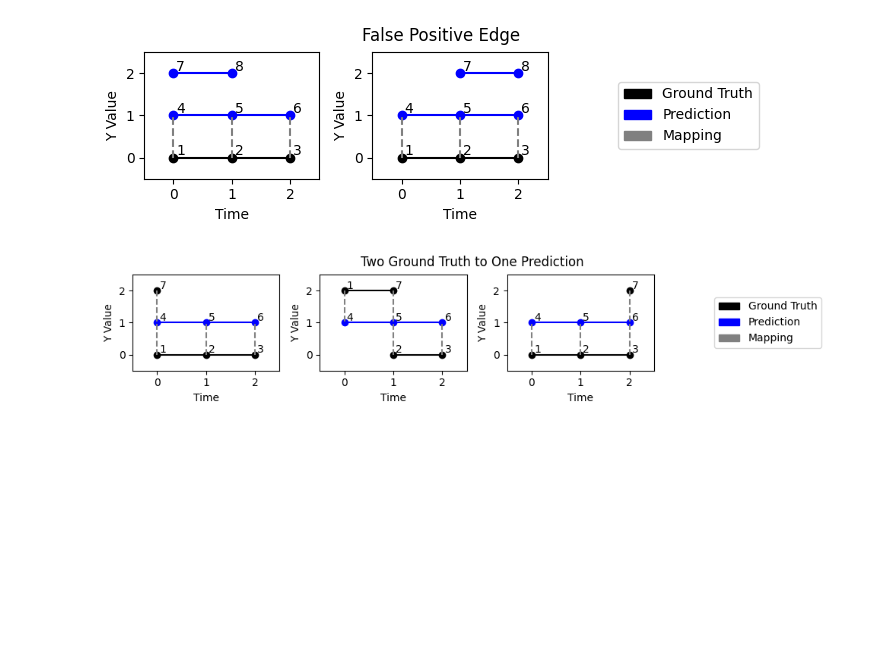
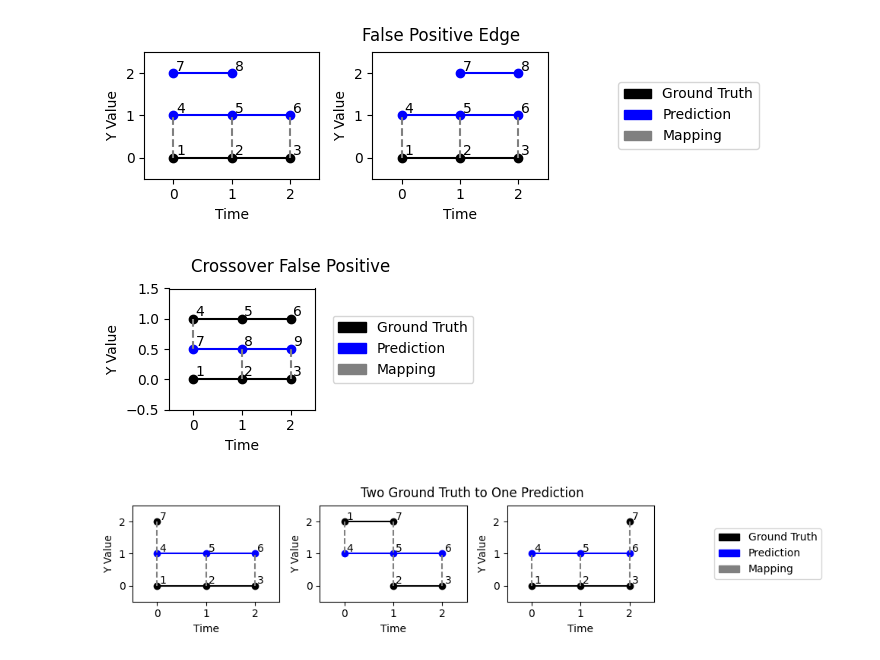
Before and after one commit to Janelia-Trackathon-2023/traccuracy, a Jupyter notebook: examples/test-cases.ipynb, the cells around one changed output. Saved outputs shown, nothing was run; the diff lists cells and outputs as text; code cells hidden in the pictures; blank space fills up the shorter version.

Commit message:
Add tests cases for non split edges and crossover/identity switch edges

```diff
--- a/examples/test-cases.ipynb
+++ b/examples/test-cases.ipynb
@@ -105,4 +105,8 @@ plot_matched([ex_graphs.fp_node_matched(t) for t in [0, 1, 2]], "False Positive
 plot_matched([ex_graphs.fp_edge_matched(t) for t in [0, 1]], "False Positive Edge")
 # %% [output]
 [figure]
+# %%
+plot_matched([ex_graphs.crossover_edge()], "Crossover False Positive")
+# %% [output]
+[figure, added]
 # %%
```
Also changed, not shown: parts of 4 cells of this notebook, 1 other file.
